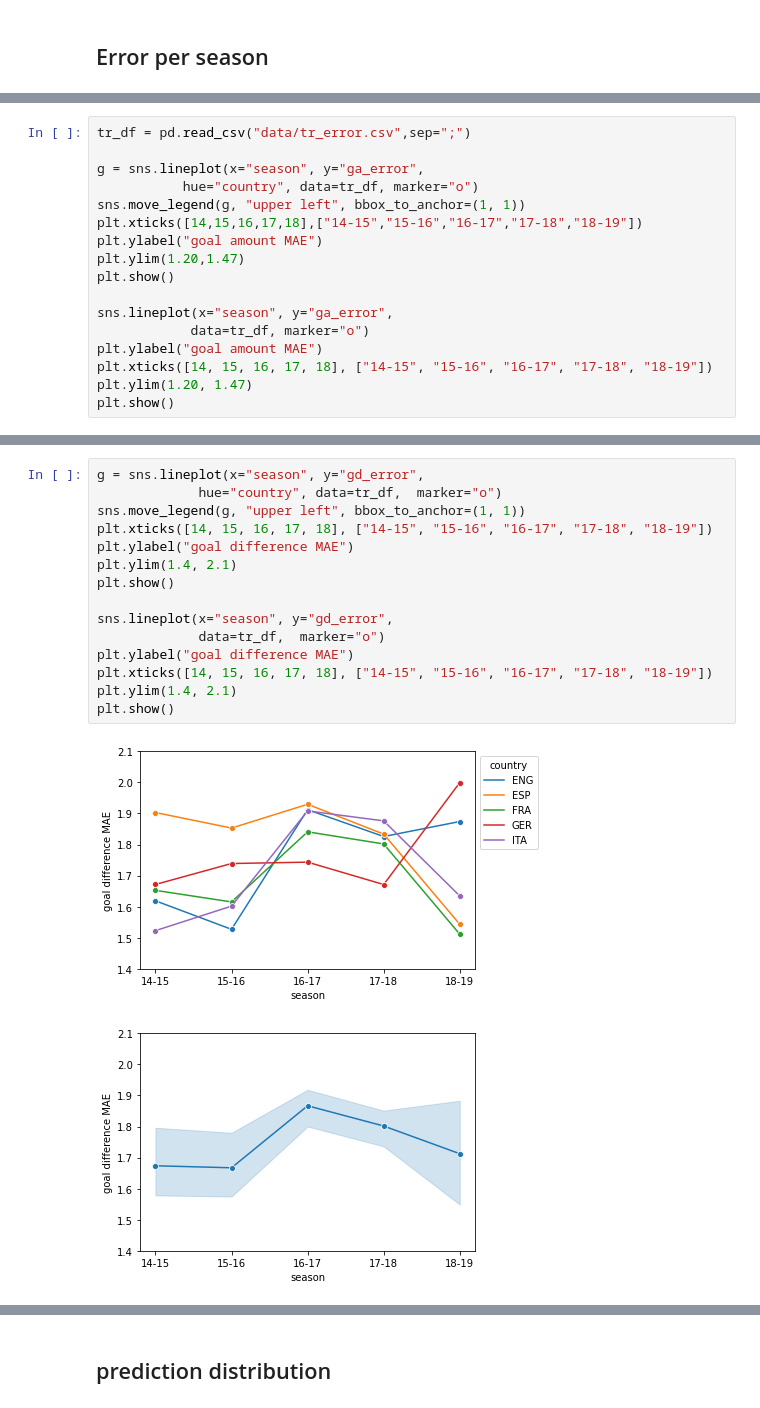
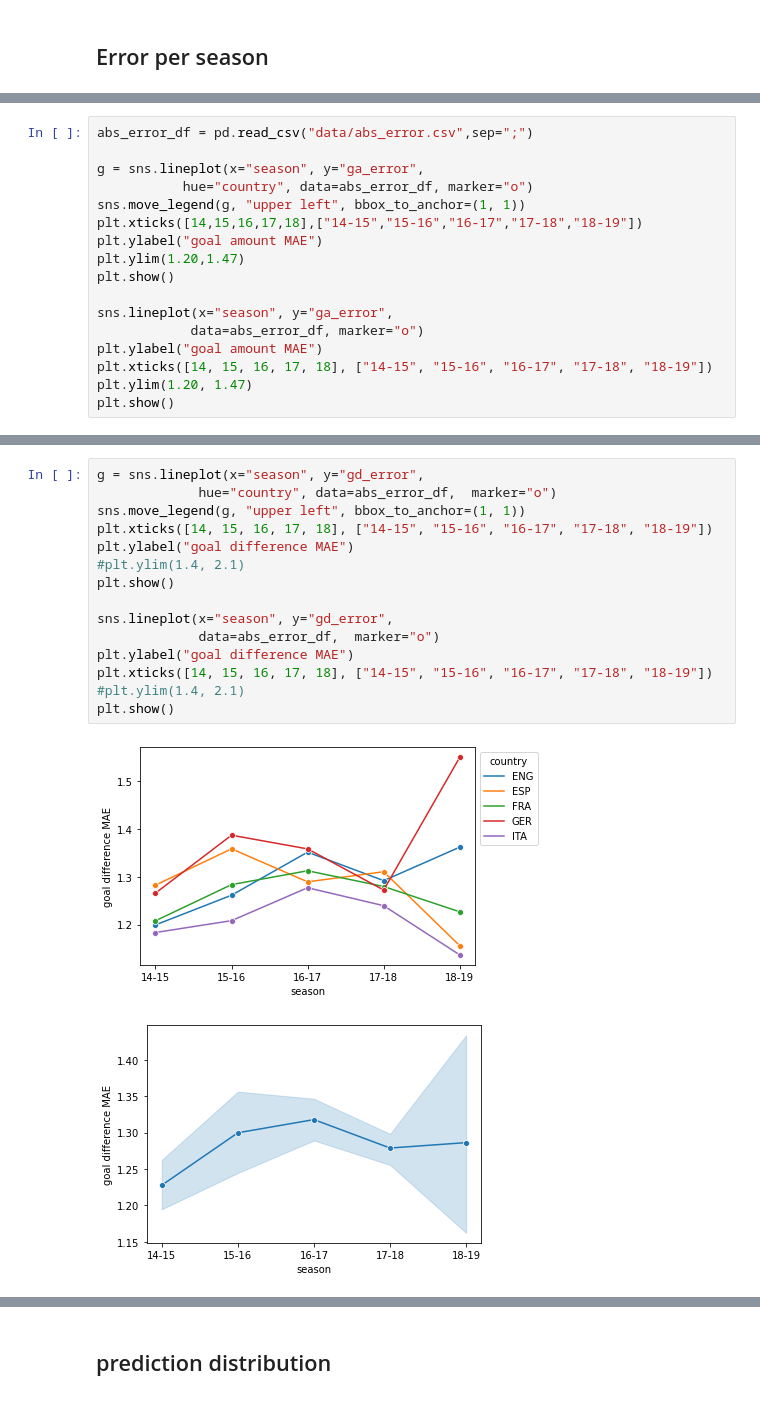
Before and after one commit to LUKEx76/football_prediction, a Jupyter notebook: heuer_model/heuer.ipynb, the cells around one changed output, grey strips where cells are left out. Cells and saved outputs as stored; diff of their text form.

Commit message:
Correct error calc of heuer model

```diff
--- a/heuer_model/heuer.ipynb
+++ b/heuer_model/heuer.ipynb
@@ -475,8 +420,8 @@ if do_a_error_run:
 # %%
-tr_df = pd.read_csv("data/tr_error.csv",sep=";")
+abs_error_df = pd.read_csv("data/abs_error.csv",sep=";")
 
 g = sns.lineplot(x="season", y="ga_error",
-           hue="country", data=tr_df, marker="o")
+           hue="country", data=abs_error_df, marker="o")
 sns.move_legend(g, "upper left", bbox_to_anchor=(1, 1))
 plt.xticks([14,15,16,17,18],["14-15","15-16","16-17","17-18","18-19"])
 plt.ylabel("goal amount MAE")
@@ -484,7 +429,7 @@ plt.ylim(1.20,1.47)
 plt.show()
 
 sns.lineplot(x="season", y="ga_error",
-            data=tr_df, marker="o")
+            data=abs_error_df, marker="o")
 plt.ylabel("goal amount MAE")
 plt.xticks([14, 15, 16, 17, 18], ["14-15", "15-16", "16-17", "17-18", "18-19"])
 plt.ylim(1.20, 1.47)
@@ -494,18 +440,18 @@ ValueError: Could not interpret value `season` for parameter `x`
 # %%
 g = sns.lineplot(x="season", y="gd_error",
-             hue="country", data=tr_df,  marker="o")
+             hue="country", data=abs_error_df,  marker="o")
 sns.move_legend(g, "upper left", bbox_to_anchor=(1, 1))
 plt.xticks([14, 15, 16, 17, 18], ["14-15", "15-16", "16-17", "17-18", "18-19"])
 plt.ylabel("goal difference MAE")
-plt.ylim(1.4, 2.1)
+#plt.ylim(1.4, 2.1)
 plt.show()
 
 sns.lineplot(x="season", y="gd_error",
-             data=tr_df,  marker="o")
+             data=abs_error_df,  marker="o")
 plt.ylabel("goal difference MAE")
 plt.xticks([14, 15, 16, 17, 18], ["14-15", "15-16", "16-17", "17-18", "18-19"])
-plt.ylim(1.4, 2.1)
+#plt.ylim(1.4, 2.1)
 plt.show()
 # %% [output]
-[figure, old version]
+[figure, new version]
-[figure, old version]
+[figure, new version]
```
Also changed, not shown: parts of 18 cells of this notebook, 8 other files.
